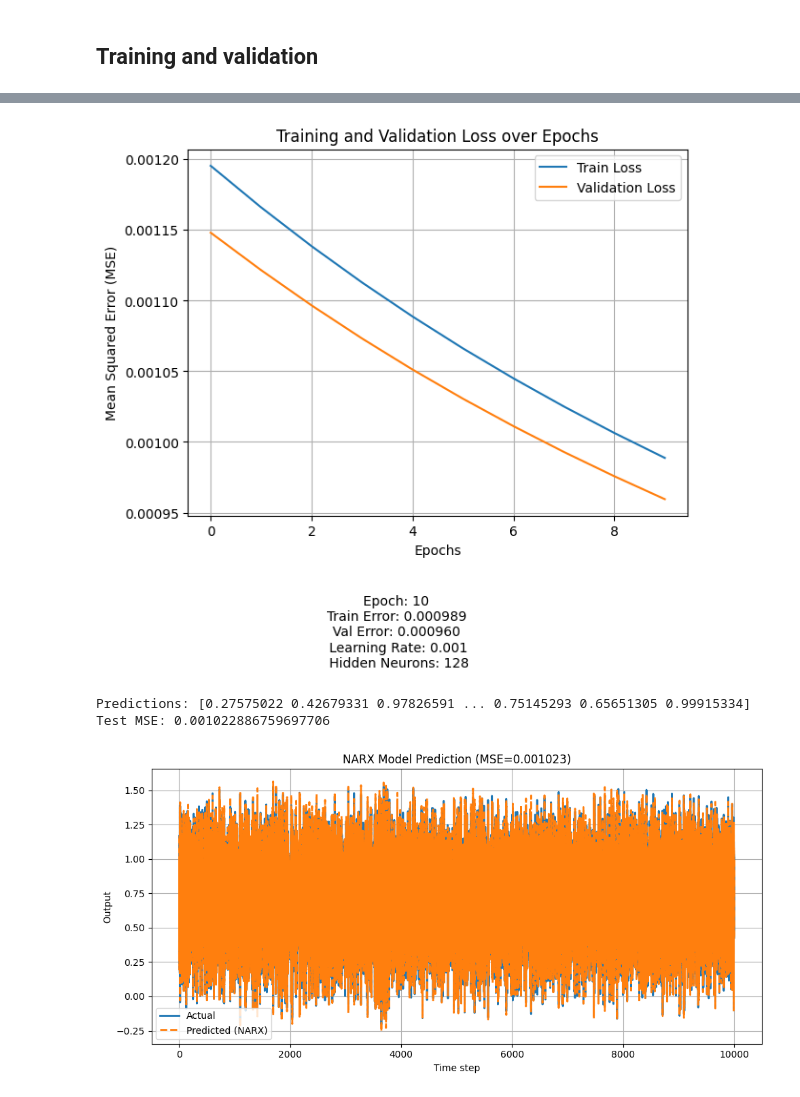
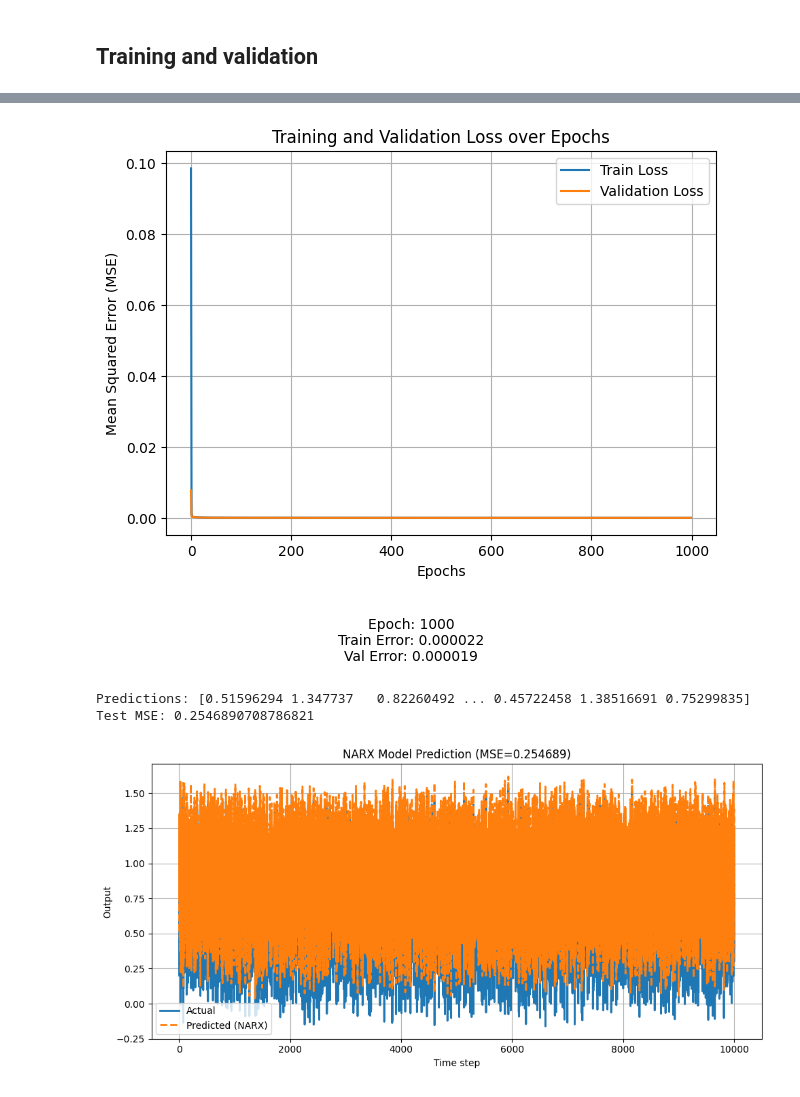
Before and after one commit to pnabilah/SBP_2025, a Jupyter notebook: Direct Inverse Control System/DIC_new_new.ipynb, the cells around one changed output, grey strips where cells are left out. Saved outputs shown, nothing was run; the diff lists cells and outputs as text; code cells hidden in the pictures.

```diff
--- a/Direct Inverse Control System/DIC_new_new.ipynb
+++ b/Direct Inverse Control System/DIC_new_new.ipynb
@@ -113,7 +113,7 @@ Test : (10000, 5) (10000, 1)
 # %% [markdown]
 ## Neural Network Model
 # %%
-from MyKeras.models import NN
+from MyKeras.models import NN, NARX_NN
 from MyKeras.layers import Dense
 from MyKeras.callbacks import EarlyStopping
 
@@ -122,13 +122,14 @@ model = NN()
 model.add(Dense(units=10, activation='sigmoid', input_shape=X_train.shape[1]))
 model.add(Dense(units=20, activation='sigmoid'))
 model.add(Dense(units=1))
-model.compile(loss='mean_squared_error', lr=0.001)
+model.compile(loss='mean_squared_error', lr=0.01)
 # %% [markdown]
 ## Training and Validation
 # %%
 # training
-early_stopping_criteria = EarlyStopping(patience=100, restore_best_weights=True)
-history = model.fit(X_train, T_train, X_val, T_val, epochs=10000, tol=1e-3, callbacks=[early_stopping_criteria])
+# early_stopping_criteria = EarlyStopping(patience=100, restore_best_weights=True)
+# history = model.fit(X_train, T_train, X_val, T_val, epochs=10000, tol=1e-3, callbacks=[early_stopping_criteria])
+history = model.fit(X_train, T_train, X_val, T_val, epochs=1000)
 
 print("Last train loss:", history["train_loss"][-1])
 print("Last val loss  :", history["val_loss"][-1])
@@ -211,13 +228,15 @@ Test : (10000, 3) (10000, 1)
 # %% [markdown]
 ## Training and validation
 # %%
-# buat model
-y_lags = 2          # lags for feedback
-model = NN(input_size=X_train.shape[1]+y_lags, hidden_size=128, output_size=1, lr=0.001)
-model.set_weights(weights)
-
-# training
-history = model.fit_narx(X_train, T_train, X_val, T_val, epochs=1000, tol=1e-3, patience=20, y_lags=y_lags)
+# NARX model should be the same as MLP model defined earlier
+y_lags = 2
+model2 = NARX_NN()
+model2.add(Dense(units=10, activation='sigmoid', input_shape=X_train.shape[1]+y_lags))
+model2.add(Dense(units=20, activation='sigmoid'))
+model2.add(Dense(units=1))
+model2.compile(loss='mean_squared_error', lr=0.01)
+model2.set_weights(weights)
+history = model2.fit(X_train, T_train, X_val, T_val, y_lags=y_lags, epochs=1000, tol=1e-6)
 
 print("Last train loss:", history["train_loss"][-1])
 print("Last val loss  :", history["val_loss"][-1])
@@ -228,44 +261,46 @@ Last val loss  : 0.0009595285182644304
 # %%
 # training validation loss plot
 # get the data
 train_losses = history["train_loss"]
 val_losses = history["val_loss"]
 
 last_epoch = len(train_losses)
 train_error = train_losses[-1]
 val_error = val_losses[-1]
-annotation_text = f"Epoch: {last_epoch}\nTrain Error: {train_error:.6f}\nVal Error: {val_error:.6f}\n Learning Rate: {model.lr}\n Hidden Neurons: {model.NH}"
+annotation_text = f"Epoch: {last_epoch}\nTrain Error: {train_error:.6f}\nVal Error: {val_error:.6f}"
 
 # plotting
 fig, ax = plt.subplots()
 ax.plot(train_losses, label='Train Loss')
 ax.plot(val_losses, label='Validation Loss')
 ax.set_xlabel('Epochs')
 ax.set_ylabel('Mean Squared Error (MSE)')
 ax.set_title('Training and Validation Loss over Epochs')
 ax.grid(True)
 ax.legend()
 fig.text(0.5, -0.05, annotation_text, ha='center', va='top')
 
 plt.tight_layout()
 plt.show()
 # %% [output]
-[figure, old version]
+[figure, new version]
 # %%
+from MyKeras.losses import mse
+
 # testing
-predictions = model.predict_narx(X_test, y_lags = y_lags)
-mse_test = np.mean((T_test - predictions)**2)
+predictions = model2.predict(X_test)
+mse_test = mse(predictions, T_test)
 
 print("Predictions:", predictions.flatten())
 print("Test MSE:", mse_test)
 # %% [output]
-Predictions: [0.27575022 0.42679331 0.97826591 ... 0.75145293 0.65651305 0.99915334]
-Test MSE: 0.001022886759697706
+Predictions: [0.51596294 1.347737   0.82260492 ... 0.45722458 1.38516691 0.75299835]
+Test MSE: 0.2546890708786821
 # %%
 # --- prediction vs target plot ---
 plt.figure(figsize=(10, 5))
 plt.plot(T_test, label='Actual', linewidth=2)
-plt.plot(predictions, label='Predicted (NARX)', linestyle='--', linewidth=2)
+plt.plot(predictions.flatten(), label='Predicted (NARX)', linestyle='--', linewidth=2)
 plt.title(f'NARX Model Prediction (MSE={mse_test:.6f})')
 plt.xlabel('Time step')
 plt.ylabel('Output')
@@ -274,4 +309,4 @@ plt.grid(True)
 plt.tight_layout()
 plt.show()
 # %% [output]
-[figure, old version]
+[figure, new version]
```
Also changed, not shown: parts of 7 cells of this notebook, 3 other files.
